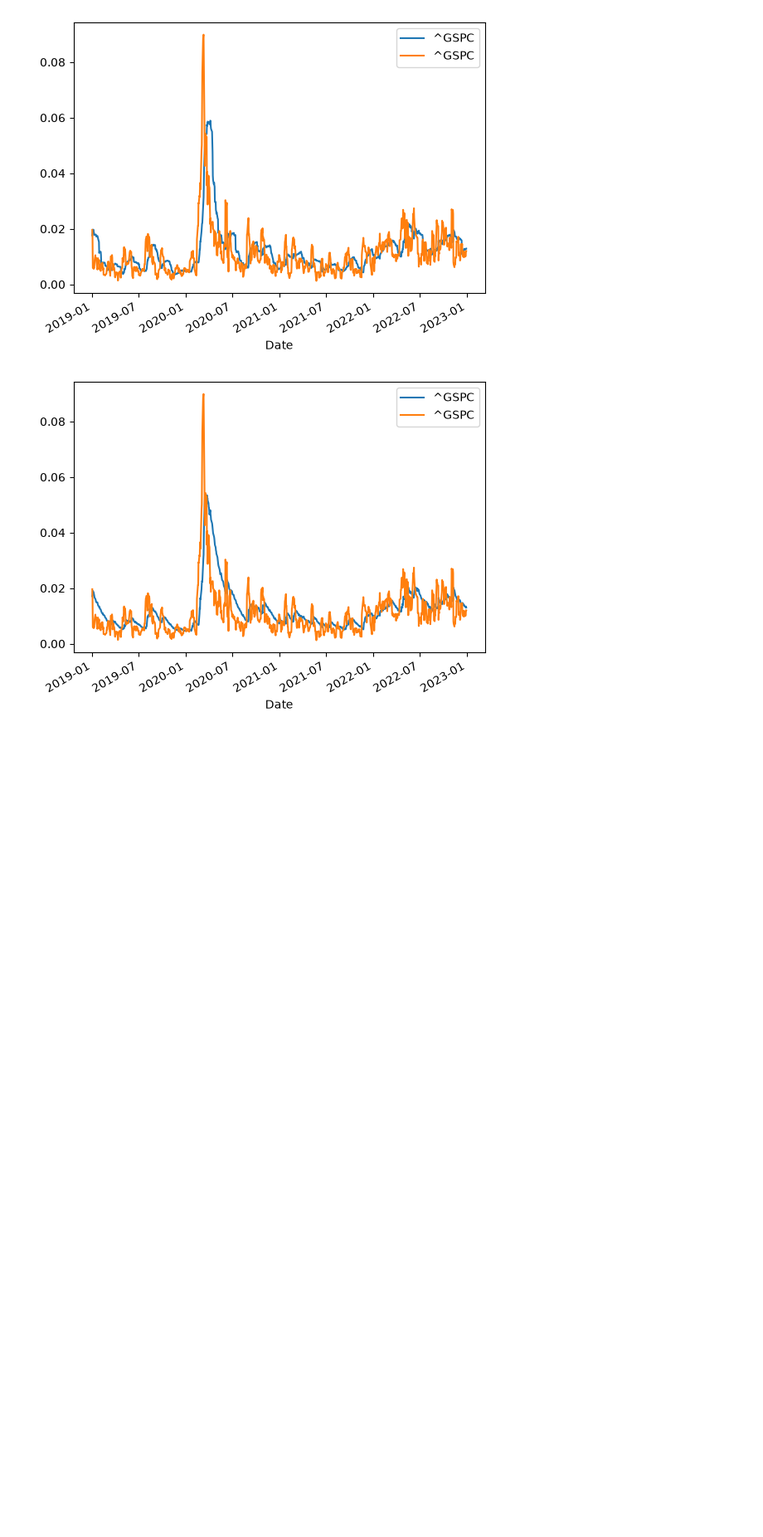
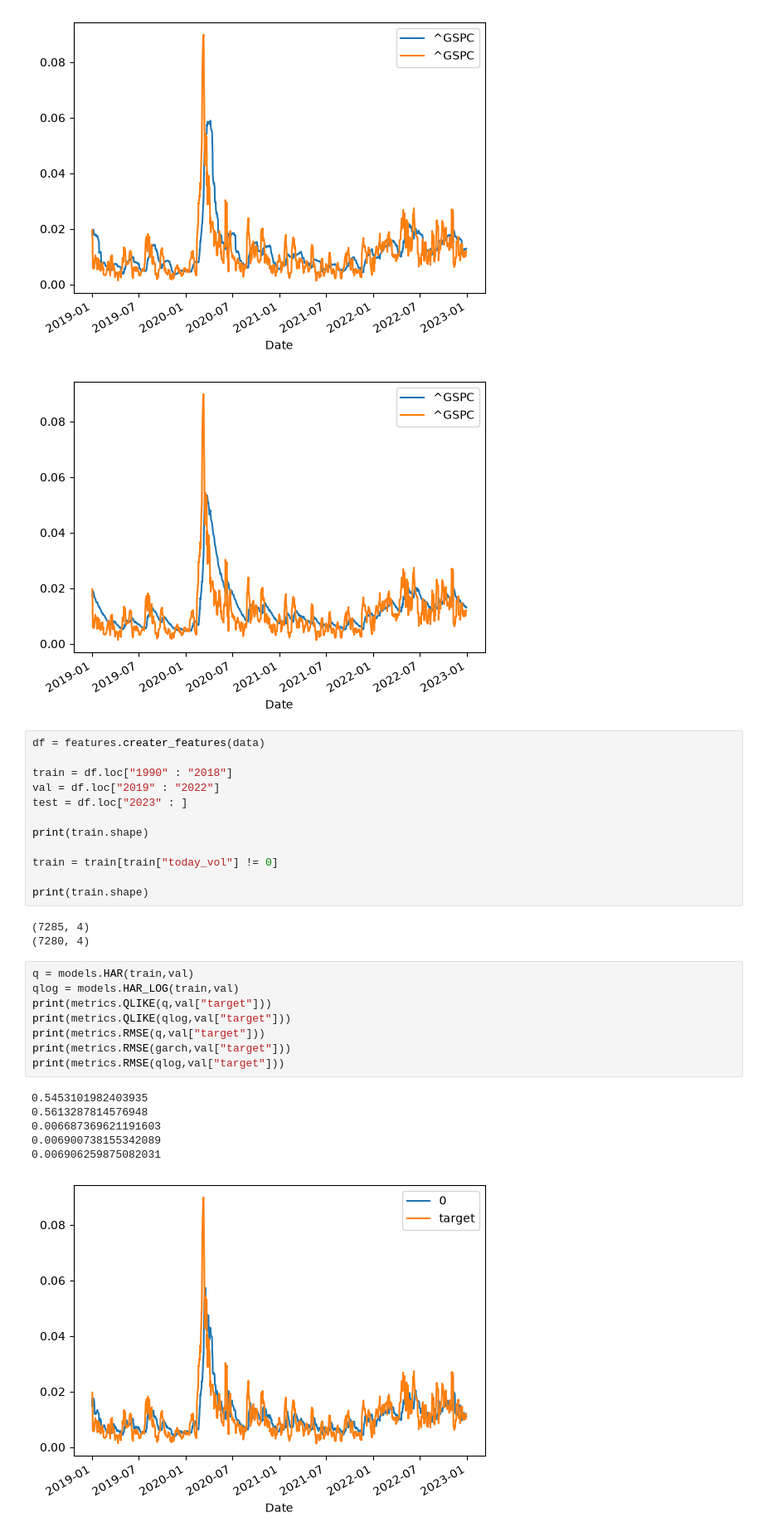
Before and after one commit to anubhavgupta121/Stock-Volatility-Forecasting, a Jupyter notebook: notebooks/checks.ipynb, the cells around one changed output. Shown at 83% size. Drawn from its saved outputs; the diff is of its cells as text; blank space fills up the shorter version.

```diff
--- a/notebooks/checks.ipynb
+++ b/notebooks/checks.ipynb
@@ -140,3 +140,33 @@ print(metrics.QLIKE(ewm,val))
 [figure]
 [figure]
 [figure]
+# %%
+df = features.creater_features(data)
+
+train = df.loc["1990" : "2018"]
+val = df.loc["2019" : "2022"]
+test = df.loc["2023" : ]
+
+print(train.shape)
+
+train = train[train["today_vol"] != 0]
+
+print(train.shape)
+# %% [output]
+(7285, 4)
+(7280, 4)
+# %%
+q = models.HAR(train,val)
+qlog = models.HAR_LOG(train,val)
+print(metrics.QLIKE(q,val["target"]))
+print(metrics.QLIKE(qlog,val["target"]))
+print(metrics.RMSE(q,val["target"]))
+print(metrics.RMSE(garch,val["target"]))
+print(metrics.RMSE(qlog,val["target"]))
+# %% [output]
+0.5453101982403935
+0.5613287814576948
+0.006687369621191603
+0.006900738155342089
+0.006906259875082031
+[figure, added]
```
Also changed, not shown: parts of 6 cells of this notebook, 4 other files.
